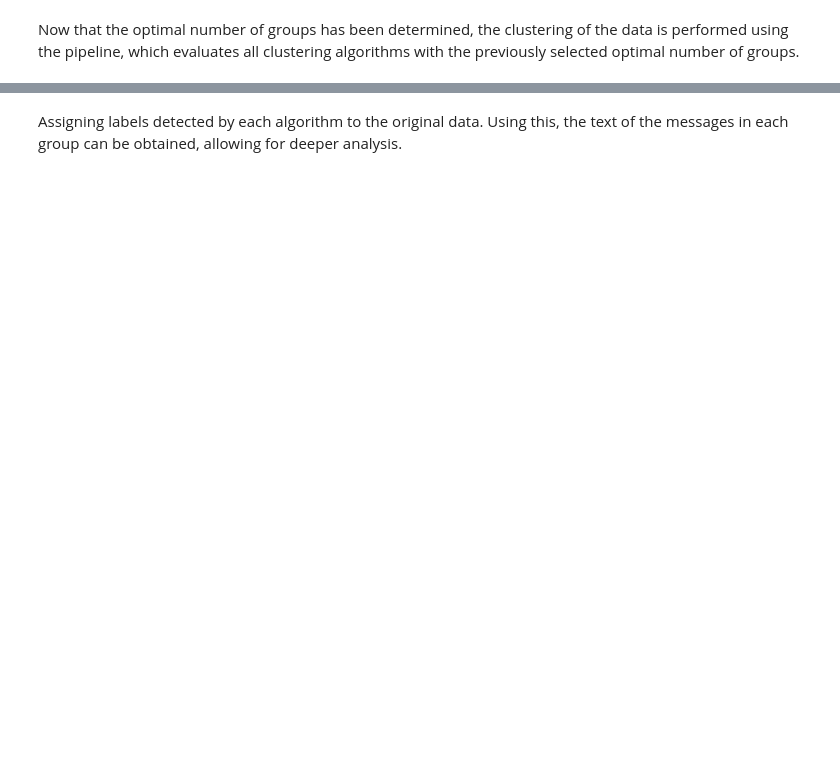
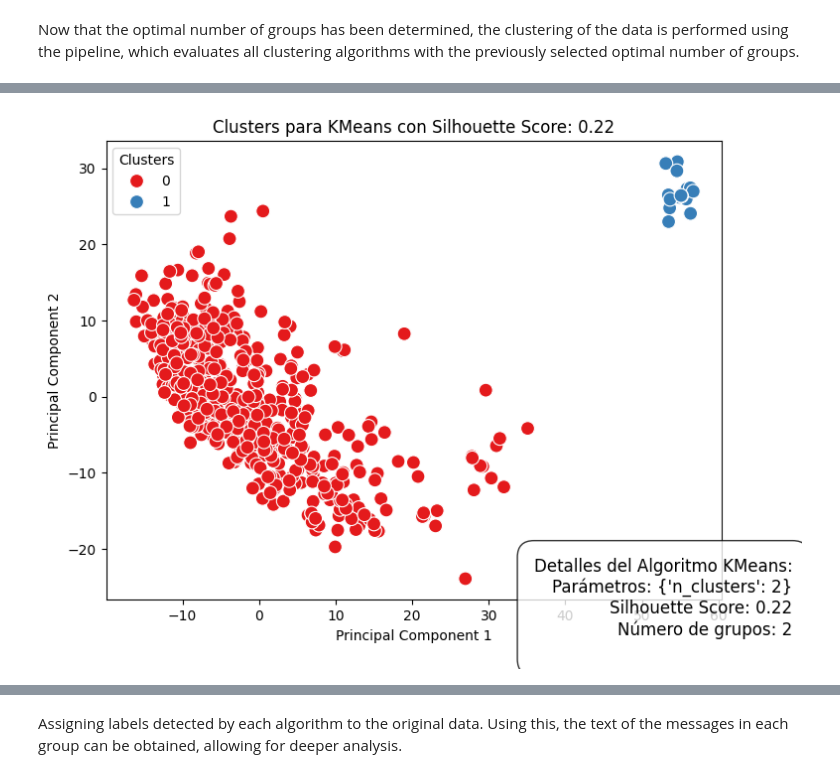
Before and after one commit to lbustio/intensity, a Jupyter notebook: intensity.ipynb, the cells around one changed output, grey strips where cells are left out. Saved outputs shown, nothing was run; the diff lists cells and outputs as text; code cells hidden in the pictures; blank space fills up the shorter version.

```diff
--- a/intensity.ipynb
+++ b/intensity.ipynb
@@ -494,0 +1054,12 @@ opt_k_df_updated.to_csv(path, index=False)
+# %%
+# Check if the `updated_data` DataFrame is available
+try:
+    # Save the DataFrame to the CSV file
+    output_path = os.path.join(path, "optimal_k_values.csv")
+    logger.info(f"Saving the optimal number of clusters to `{output_path}`...")
+    updated_k.to_csv(output_path, index=False)
+    logger.info("File saved successfully.")
+except NameError:
+    logger.error("The `updated_data` DataFrame is not defined.")
+except Exception as e:
+    logger.error(f"Error saving the file: {e}")
@@ -696,0 +1095,6 @@ logger.info(f"Custom dictionary created and saved to '{path}' successfully!")
+# %%
+# Función para calcular el score de Silhouette
+def calculate_silhouette(X, labels):
+    if len(np.unique(labels)) > 1:  # Silhouette solo se calcula si hay más de 1 cluster
+        return silhouette_score(X, labels)
+    return -1
@@ -696,0 +1417,74 @@ logger.info(f"Custom dictionary created and saved to '{path}' successfully!")
+# %%
+# Crear un nuevo DataFrame para almacenar los clusters
+clustered_df = embed_df.copy()
+
+# X es el DataFrame de entrada (sin las columnas "id" y "path")
+X = embed_df.drop(columns=["id", "path"]).values
+
+# Aplicar StandardScaler
+scaler = StandardScaler()
+X_scaled = scaler.fit_transform(X)
+
+logger.info(f"Data shape for principle: {X_scaled.shape}")
+
+# Iterar sobre los algoritmos y aplicar cada uno
+for index, (algorithm_name, details) in enumerate(best_parameters.items(), start=1):
+    try:
+        # Obtener parámetros y Silhouette Score
+        params = eval(details['params'])  # Convertir de string a dict
+        silhouette_score = details['silhouette_score']
+
+        # Mostrar progreso
+        logger.info(f"Running '{algorithm_name}' with parameters: {params}. Algorithm {index} of {len(best_parameters)}")
+
+        # Obtener la clase del algoritmo desde clustering_algorithms
+        algo_class = clustering_algorithms.get(algorithm_name, {}).get('class')
+        if algo_class is None:
+            logger.warning(f"Algorithm '{algorithm_name}' not recognized in clustering_algorithms. Skipping.")
+            continue
+
+        # Inicializar el modelo con los mejores parámetros
+        model = algo_class(**params)
+
+        # Ajustar el modelo y obtener los clusters
+        if hasattr(model, 'fit_predict'):  # Algunos modelos tienen fit_predict directamente
+            clusters = model.fit_predict(X_scaled)  # Usar X escalado
+        else:  # Otros requieren fit seguido de predict
+            model.fit(X_scaled)
+            clusters = model.predict(X_scaled)
+
+        # Representando los grupos obtenidos
+        pca = PCA(n_components=2)  # Reducir a 2 dimensiones (puedes ajustar este valor)
+        X_pca = pca.fit_transform(X_scaled)
+        X_pca_df = pd.DataFrame(X_pca, columns=['PC1', 'PC2'])
+
+        file_name = f"{algorithm_name}_clusters.png"
+        file_path = os.path.join(RESULT_FOLDER, PRINCIPLE_FOLDER, file_name)
+
+        # Construir la nota con todos los detalles del algoritmo
+        num_clusters = len(set(clusters))  # Número de grupos
+        note = f"Detalles del Algoritmo {algorithm_name}:\n" \
+               f"Parámetros: {params}\n" \
+               f"Silhouette Score: {silhouette_score:.2f}\n" \
+               f"Número de grupos: {num_clusters}\n"
+
+        # Crear un gráfico de dispersión con los clusters
+        plot_point_chart(X_pca_df["PC1"].to_list(), X_pca_df["PC2"].to_list(), clusters,
+                 title=f'Clusters para {algorithm_name} con Silhouette Score: {silhouette_score:.2f}',
+                 x_label='Principal Component 1',
+                 y_label='Principal Component 2',
+                 file_path=file_path,
+                 note=note)
+
+        # Agregar los clusters al DataFrame
+        column_name = f"{algorithm_name} ({silhouette_score:.2f})"
+        clustered_df[column_name] = clusters
+
+        logger.info(f"Finished clustering with '{algorithm_name}'. Clusters saved as '{column_name}'.")
+
+    except Exception as e:
+        logger.error(f"Error applying {algorithm_name}: {e}")
+
+# Mostrar las primeras filas del DataFrame con clusters
+clustered_df.head()
+# %% [output]
@@ -696,0 +1494 @@ logger.info(f"Custom dictionary created and saved to '{path}' successfully!")
+[figure, added]
```
Also changed, not shown: parts of 85 cells of this notebook, 14 other files.
